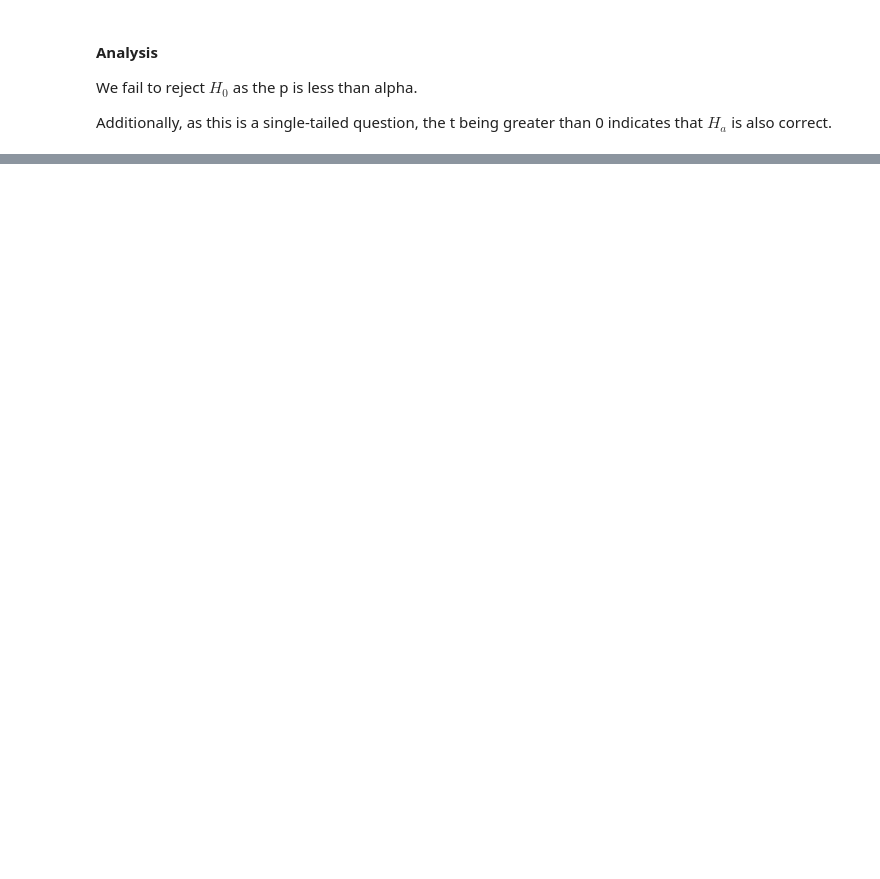
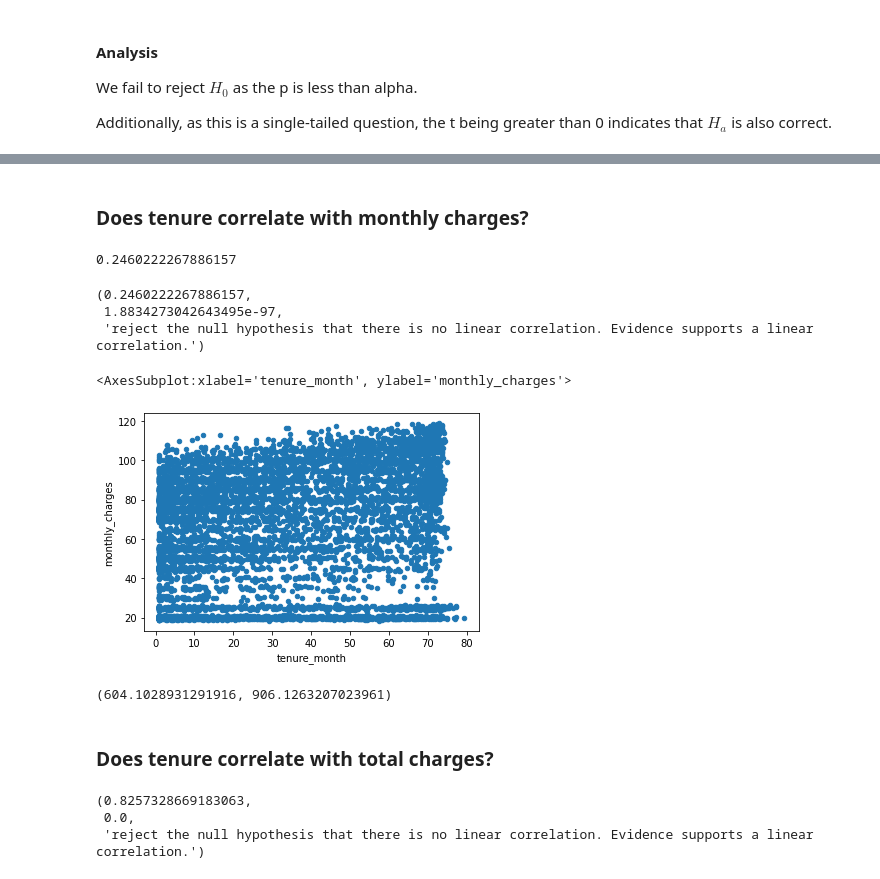
Before and after one commit to Marley-C-Robinson-99/stats-exercises, a Jupyter notebook: hypothesis_testing.ipynb, the cells around one changed output, grey strips where cells are left out. Drawn from its saved outputs; the diff is of its cells as text; code cells hidden in the pictures; blank space fills up the shorter version.

```diff
--- a/hypothesis_testing.ipynb
+++ b/hypothesis_testing.ipynb
@@ -144,0 +160,4 @@ Additionally, as this is a single-tailed question, the t being greater than 0 in
+# %%
+url = "https://gist.githubusercontent.com/ryanorsinger/3fce5a65b5fb8ab728af5192c7de857e/raw/a0422b7b73749842611742a1064e99088a47917d/clean_telco.csv"
+df = pd.read_csv(url, index_col="id")
+df.head(4).T
@@ -144,0 +182,44 @@ Additionally, as this is a single-tailed question, the t being greater than 0 in
+# %% [markdown]
+### Does tenure correlate with monthly charges?
+# %%
+x = df.tenure_month
+y = df.monthly_charges
+n = df.shape[0]
+
+def stdev(x):
+    variance = ((x - x.mean()) ** 2).sum() / n
+    return sqrt(variance)
+
+r_xy = (((x - x.mean()) * (y - y.mean())).sum() / n) / (stdev(x) * stdev(y))
+r_xy
+# %% [output]
+0.2460222267886157
+# %%
+corr, p = stats.pearsonr(x, y)
+def correlation_test(x, y):
+    message = ""
+    corr, p = stats.pearsonr(x, y)
+
+    if p < alpha:
+        message = "reject the null hypothesis that there is no linear correlation. Evidence supports a linear correlation."
+    else:
+        message = "fail to reject the null hypothesis that there is no linear correlation. Insufficient evidence to support a linear correlation between the two values."
+
+    return corr, p, message
+
+correlation_test(x, y)
+# %% [output]
+(0.2460222267886157,
+ 1.8834273042643495e-97,
+ 'reject the null hypothesis that there is no linear correlation. Evidence supports a linear correlation.')
+# %%
+df.plot.scatter('tenure_month', 'monthly_charges')
+# %% [output]
+<AxesSubplot:xlabel='tenure_month', ylabel='monthly_charges'>
+[figure, added]
+# %%
+x.var(), y.var()
+# %% [output]
+(604.1028931291916, 906.1263207023961)
+# %% [markdown]
+### Does tenure correlate with total charges?
@@ -144,0 +228,6 @@ Additionally, as this is a single-tailed question, the t being greater than 0 in
+# %%
+correlation_test(x, y)
+# %% [output]
+(0.8257328669183063,
+ 0.0,
+ 'reject the null hypothesis that there is no linear correlation. Evidence supports a linear correlation.')
```
Also changed, not shown: parts of 44 cells of this notebook, 3 other files.
